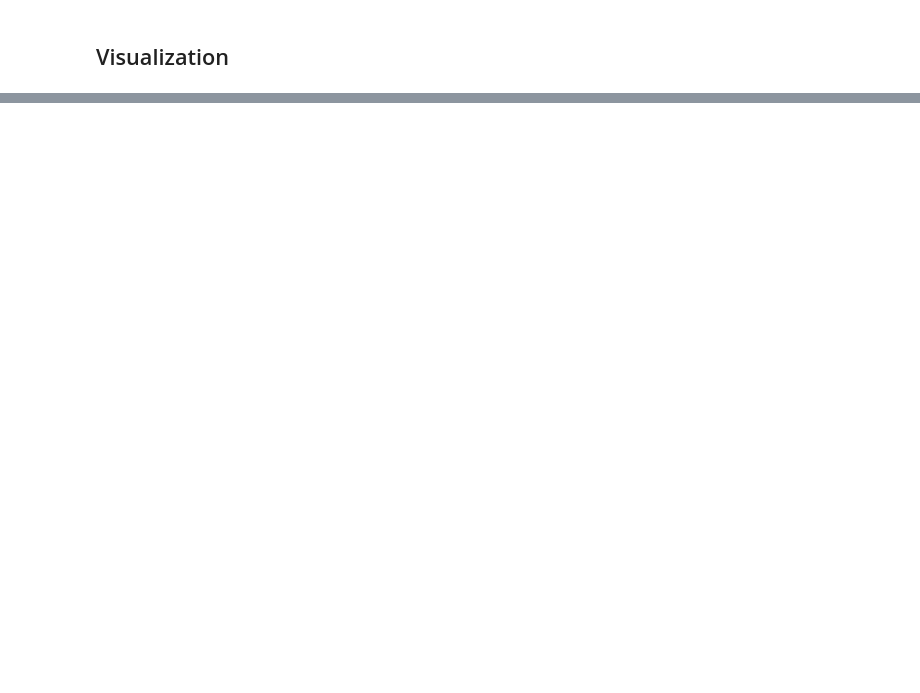
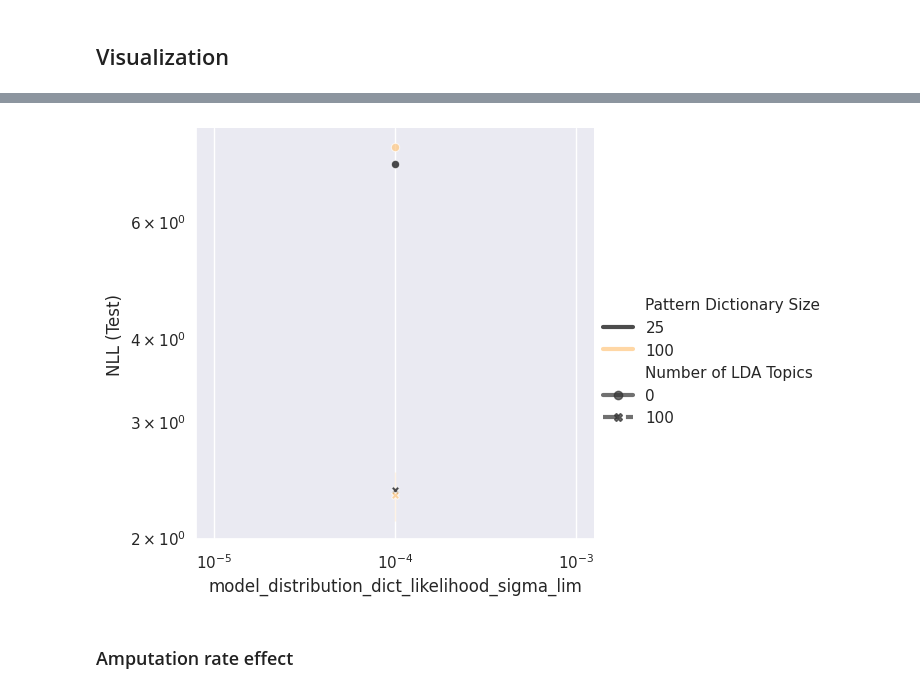
Before and after one commit to kabolat/behavio-temporal-vae, a Jupyter notebook: notebooks/testing.ipynb, the cells around one changed output, grey strips where cells are left out. Drawn from its saved outputs; the diff is of its cells as text; code cells hidden in the pictures; blank space fills up the shorter version.

```diff
--- a/notebooks/testing.ipynb
+++ b/notebooks/testing.ipynb
@@ -168,0 +234,37 @@ Index(['Number of LDA Topics', 'Number of LDA Clusters',
+# %%
+filter_arr =    (df_experiment["Number of LDA Topics"] != None) & \
+                (np.isin(df_experiment["Number of LDA Topics"], [0, 100])) & \
+                (df_experiment["Availability Rate (b)"] == 10) & \
+                (df_experiment["Beta"] == 1.0) & \
+                (df_experiment["Likelihood Distribution"] != None) & \
+                (df_experiment["Number of LDA Clusters"] != None) & \
+                (np.isin(df_experiment["Number of LDA Clusters"], [0, 1000])) & \
+                (df_experiment["Dropout"] == False) & \
+                (df_experiment["Number of Layers"] == 2) & \
+                (df_experiment["Number of Neurons"] == 1000) & \
+                (df_experiment["Pattern Dictionary Size"] != None) & \
+                (np.isin(df_experiment["Pattern Dictionary Size"], [25, 100])) &\
+                (df_experiment["model_distribution_dict_likelihood_sigma_lim"] != None)
+# %%
+relplot_kwargs = {
+                    'data': df_experiment[filter_arr],
+                    'x': "model_distribution_dict_likelihood_sigma_lim",
+                    'hue': "Pattern Dictionary Size",
+                    'style': "Number of LDA Topics",
+                    # "style": "Amputation Rate (b)",
+                    # 'size': 'Log-likelihood - Std (Test)',
+                    'alpha': 0.7,
+                    "kind":"line",
+                    # "sizes": (50, 400),
+                }
+# %%
+h = sns.relplot(y="NLL (Test)",
+                **relplot_kwargs, palette="copper", lw=3, markers=True)
+#log scale
+h.set(yscale="log")
+h.set(xscale="log")
+plt.show()
+# %% [output]
+[figure, added]
+# %% [markdown]
+### Amputation rate effect
```
Also changed, not shown: parts of 42 cells of this notebook, 2 other files.
